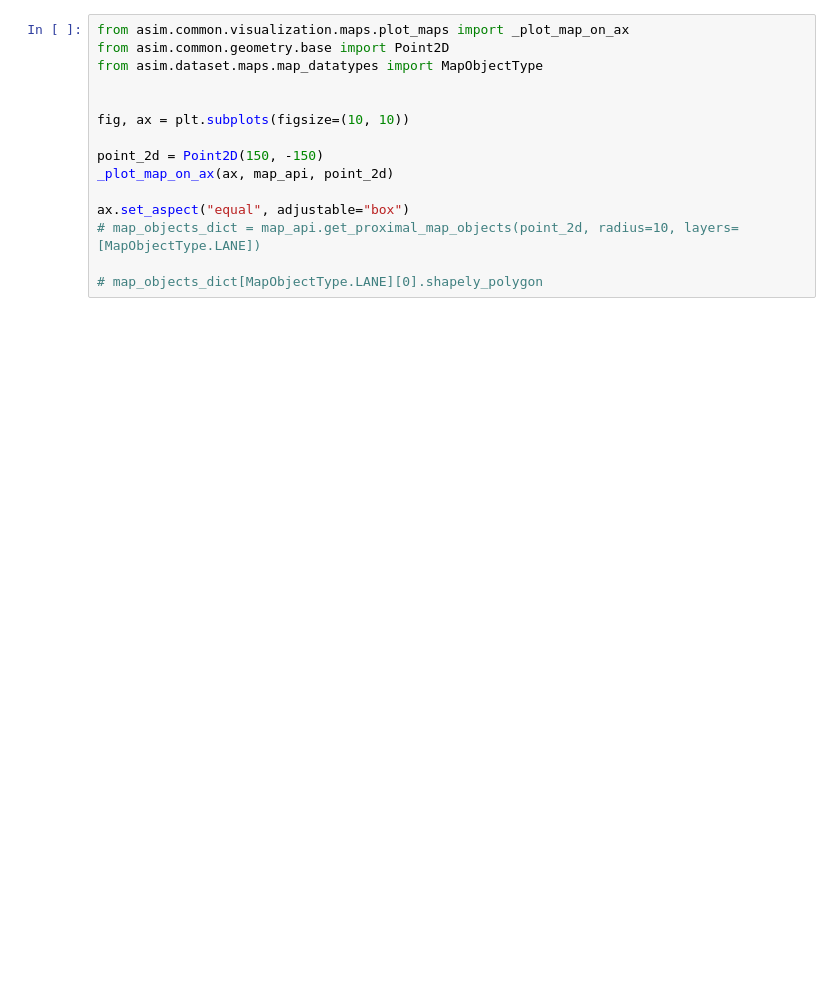
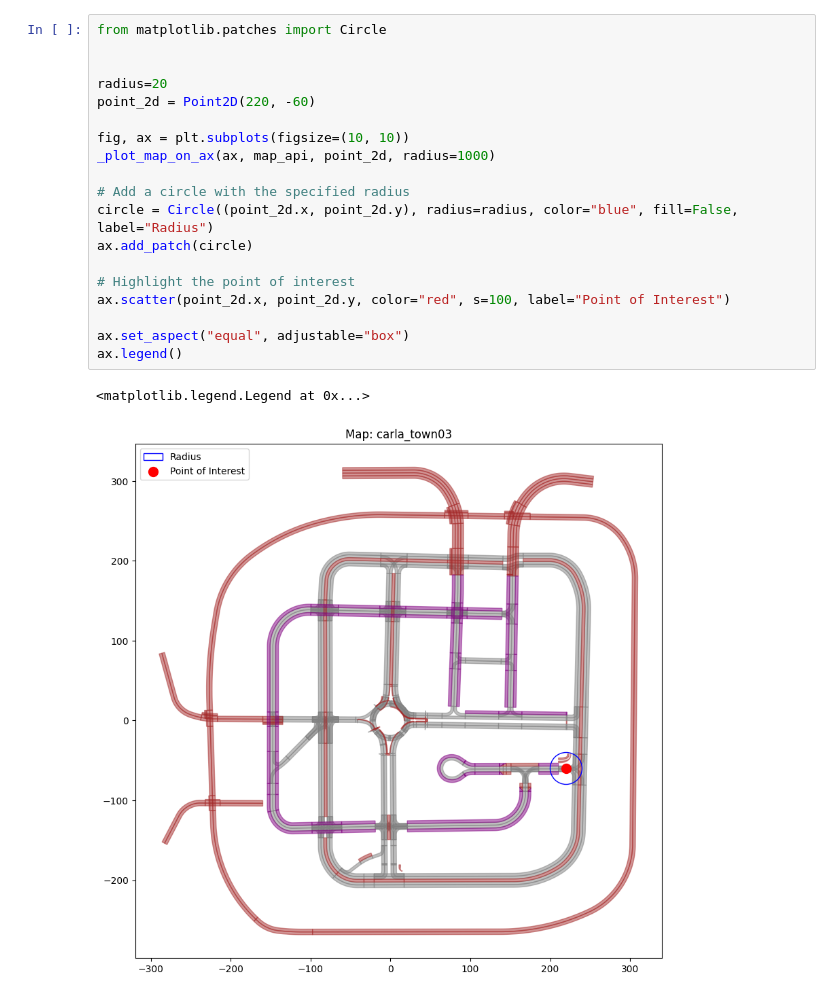
Before and after one commit to autonomousvision/py123d, a Jupyter notebook: notebooks/test_map_api.ipynb, the cells around one changed output. Saved outputs shown, nothing was run; the diff lists cells and outputs as text; blank space fills up the shorter version.

```diff
--- a/notebooks/test_map_api.ipynb
+++ b/notebooks/test_map_api.ipynb
@@ -12,18 +17,25 @@ map_file_path = Path("/home/daniel/asim_workspace/asim/notebooks/carla_town03.gp
 
 map_api = GPKGMap(map_file_path)
 map_api.initialize()
-# %%
-from asim.common.visualization.maps.plot_maps import _plot_map_on_ax
-from asim.common.geometry.base import Point2D
-from asim.dataset.maps.map_datatypes import MapObjectType
-
-
-fig, ax = plt.subplots(figsize=(10, 10))
-
-point_2d = Point2D(150, -150)
-_plot_map_on_ax(ax, map_api, point_2d)
-
-ax.set_aspect("equal", adjustable="box")
-# map_objects_dict = map_api.get_proximal_map_objects(point_2d, radius=10, layers=[MapObjectType.LANE])
-
-# map_objects_dict[MapObjectType.LANE][0].shapely_polygon
+# %%
+from matplotlib.patches import Circle
+
+
+radius=20
+point_2d = Point2D(220, -60)
+
+fig, ax = plt.subplots(figsize=(10, 10))
+_plot_map_on_ax(ax, map_api, point_2d, radius=1000)
+
+# Add a circle with the specified radius
+circle = Circle((point_2d.x, point_2d.y), radius=radius, color="blue", fill=False, label="Radius")
+ax.add_patch(circle)
+
+# Highlight the point of interest
+ax.scatter(point_2d.x, point_2d.y, color="red", s=100, label="Point of Interest")
+
+ax.set_aspect("equal", adjustable="box")
+ax.legend()
+# %% [output]
+<matplotlib.legend.Legend at 0x...>
+[figure, added]
```
Also changed, not shown: parts of 4 cells of this notebook, 9 other files.
